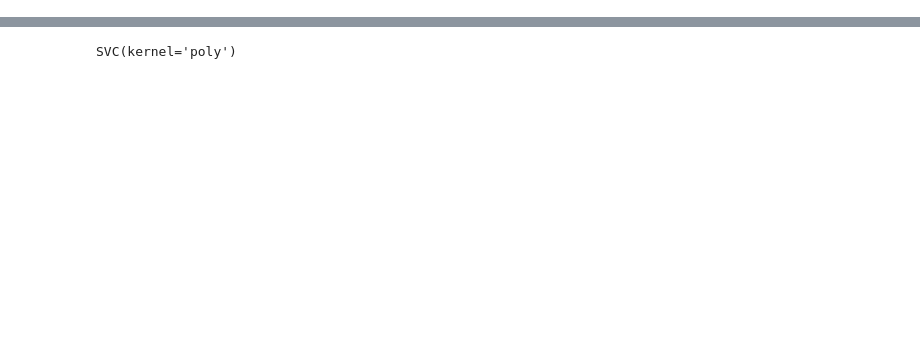
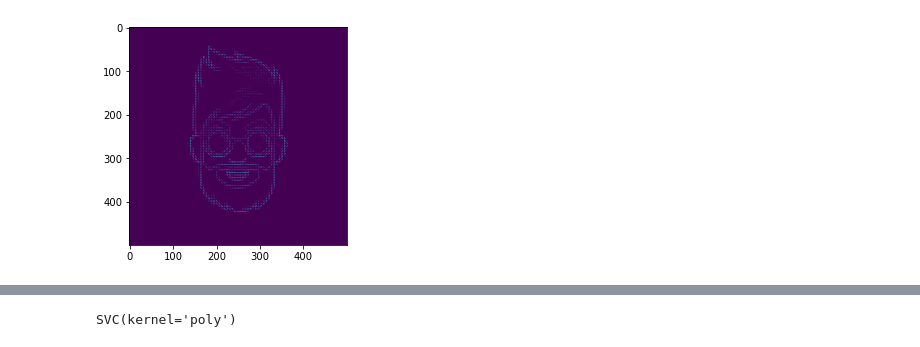
Before and after one commit to OliverJaison/AMLS_assignment20_21, a Jupyter notebook: Test_SVM.ipynb, the cells around one changed output, grey strips where cells are left out. Drawn from its saved outputs; the diff is of its cells as text; code cells hidden in the pictures; blank space fills up the shorter version.

```diff
--- a/Test_SVM.ipynb
+++ b/Test_SVM.ipynb
@@ -28,3 +51,11 @@ This function takes an image and first resizes for H.O.G then grayscales it, the
+# %%
+b = "D:/Admin/Documents/Year_4/AMLS/Assessment/dataset_AMLS_20-21/cartoon_set/img/0.png"
+b = mapimg.imread(b)
+fd, hog_image = hog(b, pixels_per_cell=(6,6), visualize=True)
+plt.imshow(hog_image)
+plt.show()
+# %% [output]
+[figure, added]
 # %%
 labels_file = open('D:\Admin\Documents\Year_4\AMLS\Assessment\dataset_AMLS_20-21\cartoon_set\labels.csv', 'r')
 lines = labels_file.readlines()
```
Also changed, not shown: parts of 24 cells of this notebook, 10 other files.
